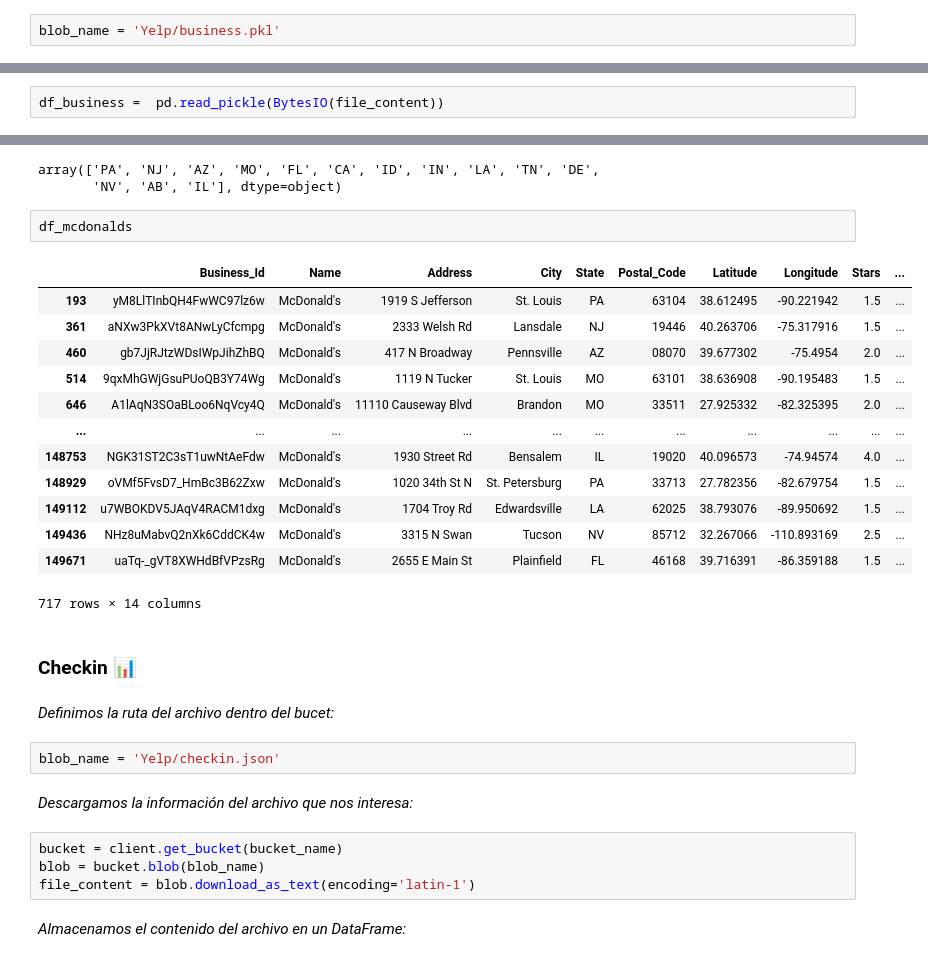
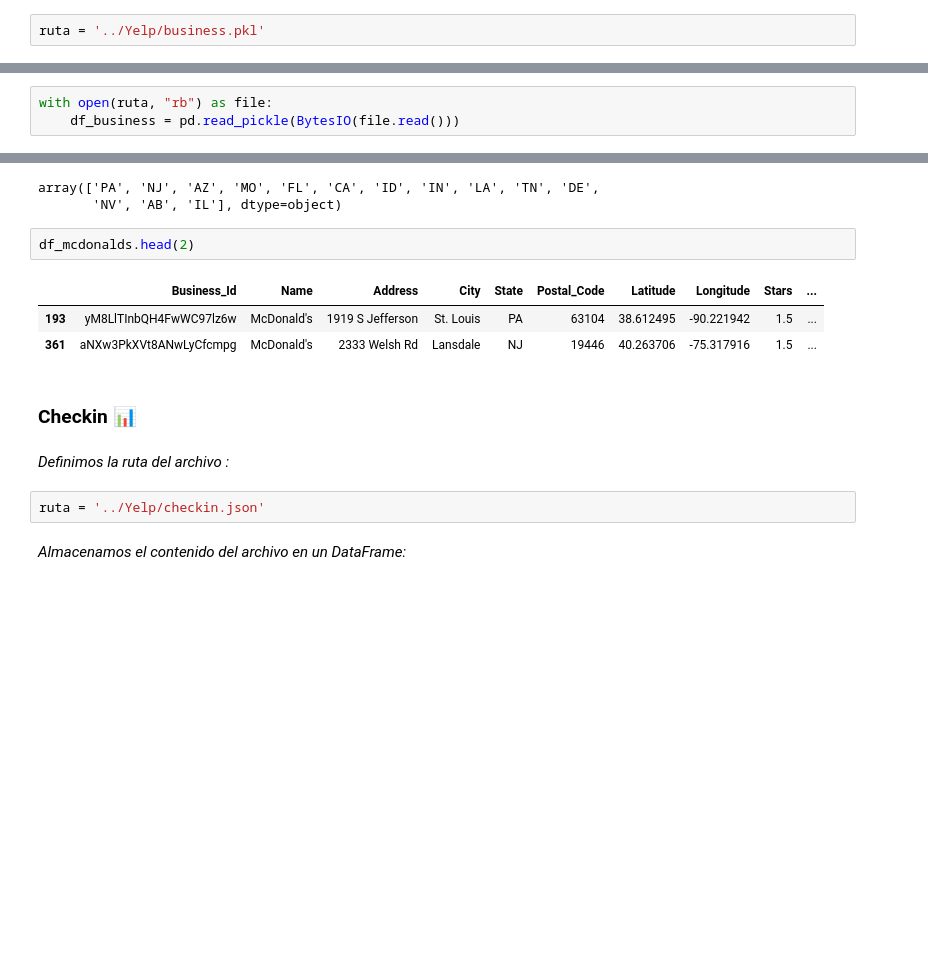
Before and after one commit to MiliTrres/PF_Reviews-Recommendation_Henry, a Jupyter notebook: ETL.ipynb, the cells around one changed output, grey strips where cells are left out. Saved outputs shown, nothing was run; the diff lists cells and outputs as text; blank space fills up the shorter version.

```diff
--- a/ETL.ipynb
+++ b/ETL.ipynb
@@ -28,2 +20,2 @@ bucket_name = '679689535198-us-central1-blueprint-config'
 # %%
-blob_name = 'Yelp/business.pkl'
+ruta = '../Yelp/business.pkl'
@@ -36,7 +22,8 @@ file_content = blob.download_as_bytes()
 # %% [markdown]
 *Almacenamos el contenido del archivo en un DataFrame:*
-# %%
-df_business =  pd.read_pickle(BytesIO(file_content))
+# %%
+with open(ruta, "rb") as file:
+    df_business = pd.read_pickle(BytesIO(file.read()))
 # %% [markdown]
 *Visualizamos el DataFrame:*
 # %%
@@ -88,33 +75,17 @@ df_mcdonalds['State'].unique()
 array(['PA', 'NJ', 'AZ', 'MO', 'FL', 'CA', 'ID', 'IN', 'LA', 'TN', 'DE',
        'NV', 'AB', 'IL'], dtype=object)
 # %%
-df_mcdonalds
+df_mcdonalds.head(2)
 # %% [output]
 |  | Business_Id | Name | Address | City | State | Postal_Code | Latitude | Longitude | Stars | ... |
 | 193 | yM8LlTInbQH4FwWC97lz6w | McDonald's | 1919 S Jefferson | St. Louis | PA | 63104 | 38.612495 | -90.221942 | 1.5 | ... |
 | 361 | aNXw3PkXVt8ANwLyCfcmpg | McDonald's | 2333 Welsh Rd | Lansdale | NJ | 19446 | 40.263706 | -75.317916 | 1.5 | ... |
-| 460 | gb7JjRJtzWDsIWpJihZhBQ | McDonald's | 417 N Broadway | Pennsville | AZ | 08070 | 39.677302 | -75.4954 | 2.0 | ... |
-| 514 | 9qxMhGWjGsuPUoQB3Y74Wg | McDonald's | 1119 N Tucker | St. Louis | MO | 63101 | 38.636908 | -90.195483 | 1.5 | ... |
-| 646 | A1lAqN3SOaBLoo6NqVcy4Q | McDonald's | 11110 Causeway Blvd | Brandon | MO | 33511 | 27.925332 | -82.325395 | 2.0 | ... |
-| ... | ... | ... | ... | ... | ... | ... | ... | ... | ... | ... |
-| 148753 | NGK31ST2C3sT1uwNtAeFdw | McDonald's | 1930 Street Rd | Bensalem | IL | 19020 | 40.096573 | -74.94574 | 4.0 | ... |
-| 148929 | oVMf5FvsD7_HmBc3B62Zxw | McDonald's | 1020 34th St N | St. Petersburg | PA | 33713 | 27.782356 | -82.679754 | 1.5 | ... |
-| 149112 | u7WBOKDV5JAqV4RACM1dxg | McDonald's | 1704 Troy Rd | Edwardsville | LA | 62025 | 38.793076 | -89.950692 | 1.5 | ... |
-| 149436 | NHz8uMabvQ2nXk6CddCK4w | McDonald's | 3315 N Swan | Tucson | NV | 85712 | 32.267066 | -110.893169 | 2.5 | ... |
-| 149671 | uaTq-_gVT8XWHdBfVPzsRg | McDonald's | 2655 E Main St | Plainfield | FL | 46168 | 39.716391 | -86.359188 | 1.5 | ... |
-717 rows × 14 columns
 # %% [markdown]
 ### Checkin 📊
 # %% [markdown]
-*Definimos la ruta del archivo dentro del bucet:*
+*Definimos la ruta del archivo :*
 # %%
-blob_name = 'Yelp/checkin.json'
+ruta = '../Yelp/checkin.json'
-# %% [markdown]
-*Descargamos la información del archivo que nos interesa:*
-# %%
-bucket = client.get_bucket(bucket_name)
-blob = bucket.blob(blob_name)
-file_content = blob.download_as_text(encoding='latin-1')
 # %% [markdown]
 *Almacenamos el contenido del archivo en un DataFrame:*
 # %%
```
Also changed, not shown: parts of 34 cells of this notebook, 2 other files.
